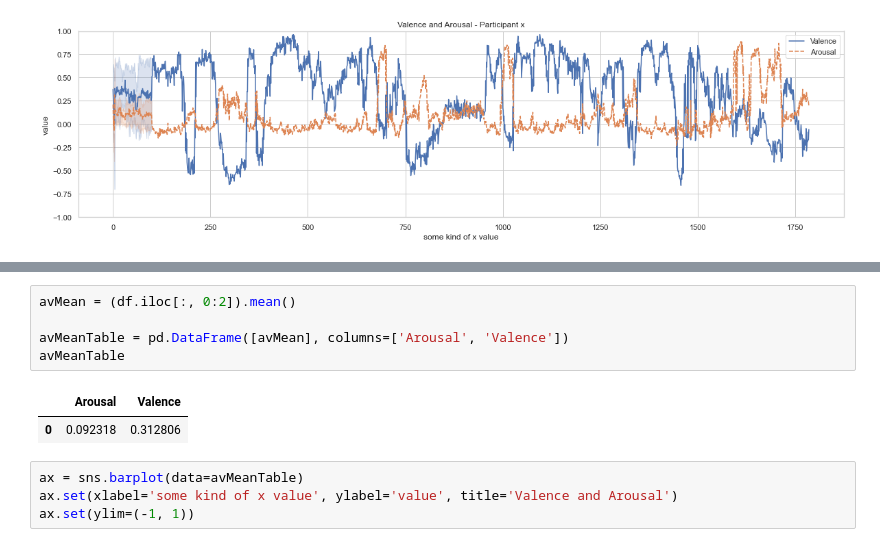
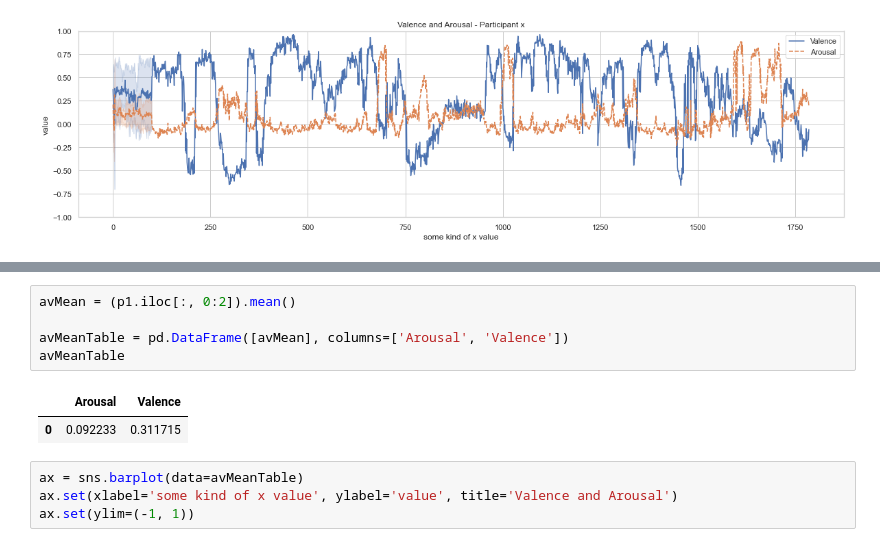
Before and after one commit to dovii/MPC-Data-Analysis, a Jupyter notebook: LevelAnalysis.ipynb, the cells around one changed output, grey strips where cells are left out. Saved outputs shown, nothing was run; the diff lists cells and outputs as text.

```diff
--- a/LevelAnalysis.ipynb
+++ b/LevelAnalysis.ipynb
@@ -388,11 +388,11 @@ ax.set(ylim=(-1, 1))
 # %%
-avMean = (df.iloc[:, 0:2]).mean()
+avMean = (p1.iloc[:, 0:2]).mean()
 
 avMeanTable = pd.DataFrame([avMean], columns=['Arousal', 'Valence'])
 avMeanTable
 # %% [output]
 |  | Arousal | Valence |
-| 0 | 0.092318 | 0.312806 |
+| 0 | 0.092233 | 0.311715 |
 # %%
 ax = sns.barplot(data=avMeanTable)
 ax.set(xlabel='some kind of x value', ylabel='value', title='Valence and Arousal')
```
Also changed, not shown: parts of 5 cells of this notebook.
